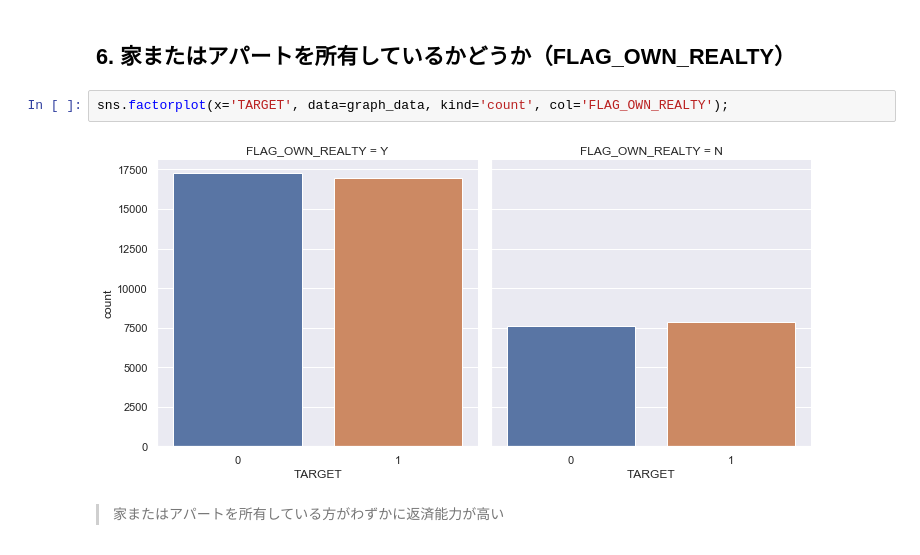
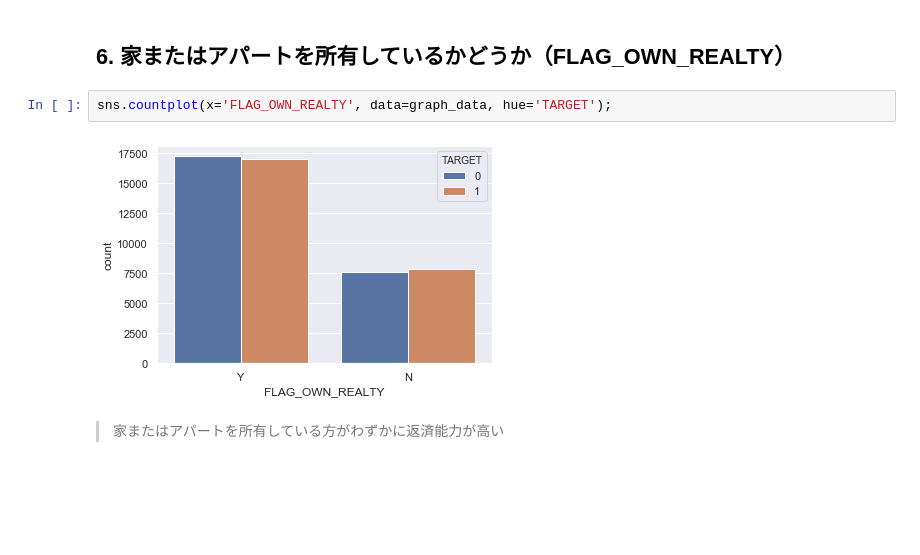
Before and after one commit to tkyiw/diveintocode-ml, a Jupyter notebook: Week3/Week3授業課題信用情報の分析.ipynb, the cells around one changed output. Drawn from its saved outputs; the diff is of its cells as text; blank space fills up the shorter version.

```diff
--- a/Week3/Week3授業課題信用情報の分析.ipynb
+++ b/Week3/Week3授業課題信用情報の分析.ipynb
@@ -346,10 +346,10 @@ sns.factorplot(x='TARGET', data=graph_data, kind='count', col='FLAG_OWN_CAR');
 >車を所有している人の方が返済能力が高い
 # %% [markdown]
 ## <a id='anchor6'>6. 家またはアパートを所有しているかどうか（FLAG_OWN_REALTY）</a>
-# %%
-sns.factorplot(x='TARGET', data=graph_data, kind='count', col='FLAG_OWN_REALTY');
-# %% [output]
-[figure, removed]
+# %%
+sns.countplot(x='FLAG_OWN_REALTY', data=graph_data, hue='TARGET');
+# %% [output]
+[figure, added]
 # %% [markdown]
 >家またはアパートを所有している方がわずかに返済能力が高い
 # %% [markdown]
```
Also changed, not shown: parts of 12 cells of this notebook.
